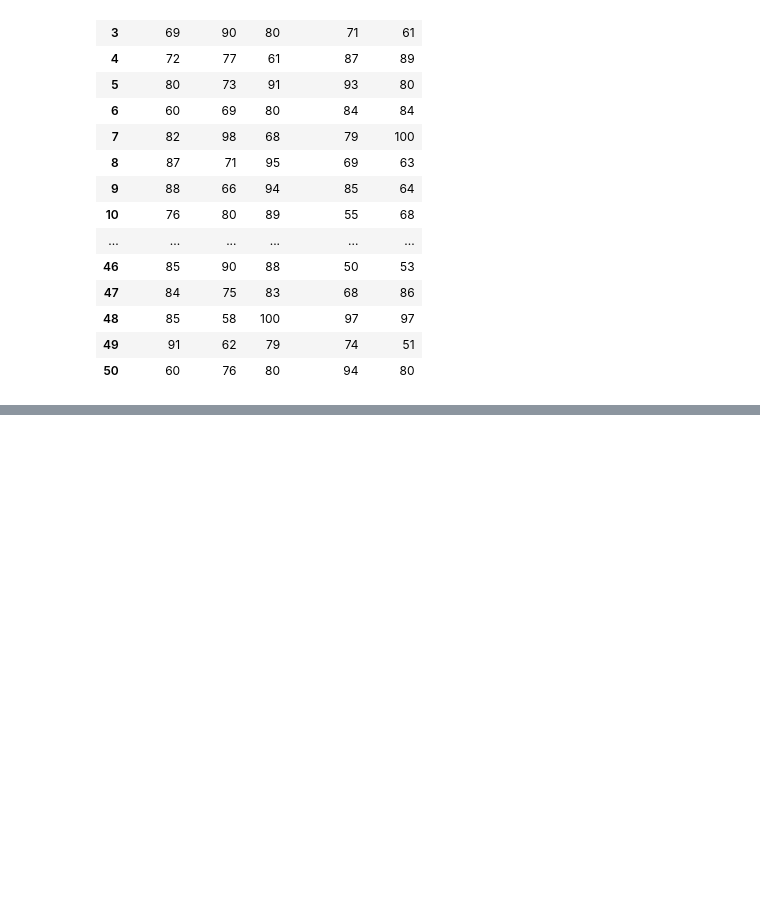
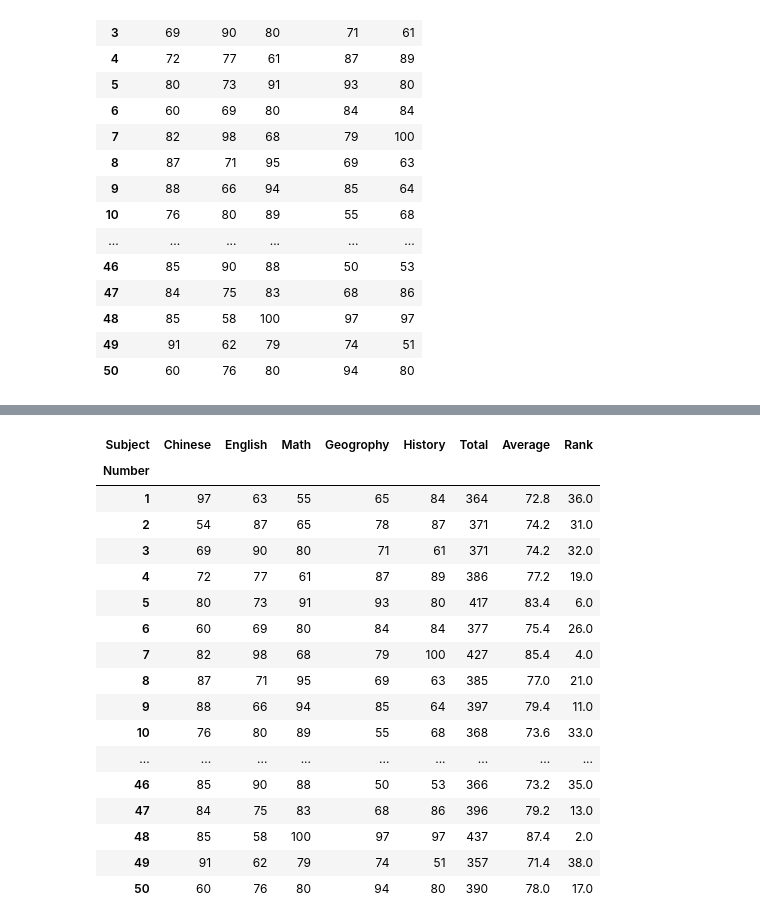
Before and after one commit to Gaeqwer/Python, a Jupyter notebook: lesoon11.ipynb, the cells around one changed output, grey strips where cells are left out. Cells and saved outputs as stored; diff of their text form; code cells hidden in the pictures; blank space fills up the shorter version.

```diff
--- a/lesoon11.ipynb
+++ b/lesoon11.ipynb
@@ -25,3 +25,7 @@ scores_pd
 | 48 | 85 | 58 | 100 | 97 | 97 |
 | 49 | 91 | 62 | 79 | 74 | 51 |
 | 50 | 60 | 76 | 80 | 94 | 80 |
+# %%
+scores_pd.index.name = "Number"
+scores_pd.columns.name = "Subject"
+scores_pd
@@ -27,0 +99,5 @@ scores_pd
+# %%
+scores_pd['Total'] = scores_pd[['Chinese','English','Math','Geogrophy','History']].sum(axis=1)
+scores_pd
+scores_pd['Average'] = scores_pd[['Chinese','English','Math','Geogrophy','History']].mean(axis=1)
+scores_pd
@@ -27,0 +123,22 @@ scores_pd
+# %%
+scores_pd['Rank'] = scores_pd['Total'].rank(method='first',ascending=False)
+scores_pd
+# %% [output]
+| Subject | Chinese | English | Math | Geogrophy | History | Total | Average | Rank |
+| Number |  |  |  |  |  |  |  |  |
+| 1 | 97 | 63 | 55 | 65 | 84 | 364 | 72.8 | 36.0 |
+| 2 | 54 | 87 | 65 | 78 | 87 | 371 | 74.2 | 31.0 |
+| 3 | 69 | 90 | 80 | 71 | 61 | 371 | 74.2 | 32.0 |
+| 4 | 72 | 77 | 61 | 87 | 89 | 386 | 77.2 | 19.0 |
+| 5 | 80 | 73 | 91 | 93 | 80 | 417 | 83.4 | 6.0 |
+| 6 | 60 | 69 | 80 | 84 | 84 | 377 | 75.4 | 26.0 |
+| 7 | 82 | 98 | 68 | 79 | 100 | 427 | 85.4 | 4.0 |
+| 8 | 87 | 71 | 95 | 69 | 63 | 385 | 77.0 | 21.0 |
+| 9 | 88 | 66 | 94 | 85 | 64 | 397 | 79.4 | 11.0 |
+| 10 | 76 | 80 | 89 | 55 | 68 | 368 | 73.6 | 33.0 |
+| ... | ... | ... | ... | ... | ... | ... | ... | ... |
+| 46 | 85 | 90 | 88 | 50 | 53 | 366 | 73.2 | 35.0 |
+| 47 | 84 | 75 | 83 | 68 | 86 | 396 | 79.2 | 13.0 |
+| 48 | 85 | 58 | 100 | 97 | 97 | 437 | 87.4 | 2.0 |
+| 49 | 91 | 62 | 79 | 74 | 51 | 357 | 71.4 | 38.0 |
+| 50 | 60 | 76 | 80 | 94 | 80 | 390 | 78.0 | 17.0 |
```
Also changed, not shown: parts of 8 cells of this notebook.
